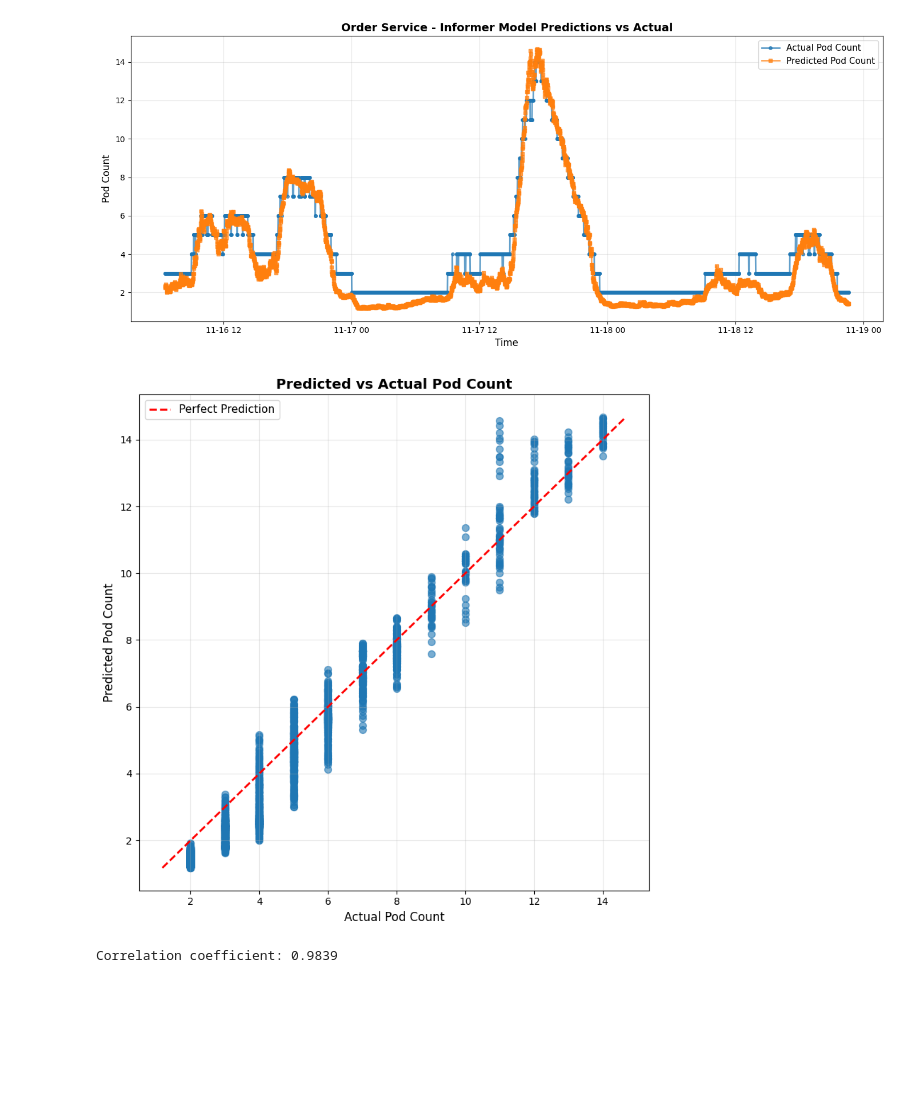
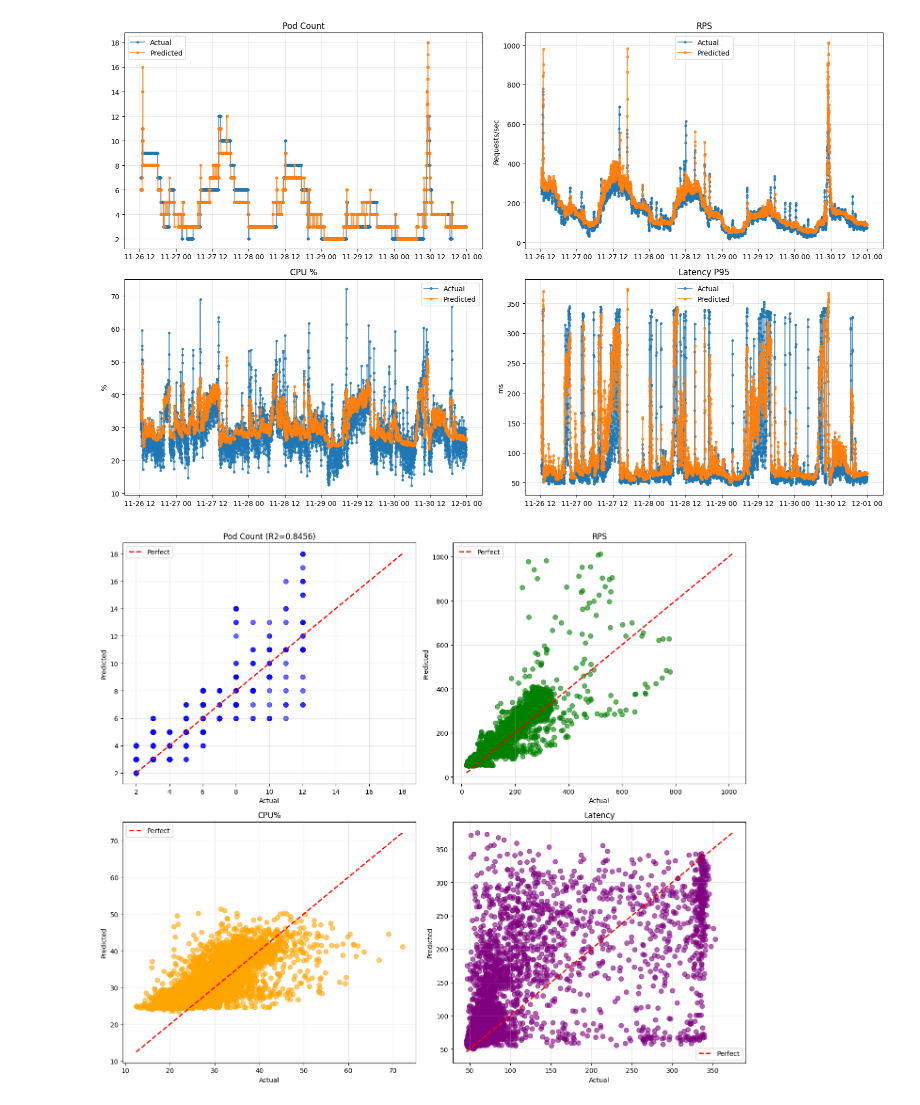
Before and after one commit to Praveen1214/time-series-forcasting-model-k8s, a Jupyter notebook: notebooks/Informer-model-direct-podcount-prediction/Informer_K8s_Pod_Prediction.ipynb, the cells around one changed output. Drawn from its saved outputs; the diff is of its cells as text; code cells hidden in the pictures; blank space fills up the shorter version.

Commit message:
update model

```diff
--- a/notebooks/Informer-model-direct-podcount-prediction/Informer_K8s_Pod_Prediction.ipynb
+++ b/notebooks/Informer-model-direct-podcount-prediction/Informer_K8s_Pod_Prediction.ipynb
@@ -1557 +761,20 @@ Average prediction time per sample: 0.58 ms
+# %%
+def calibrate_hpa(pred_metrics, current_pods_list, actual_pods, base_cfg):
+    """Grid search for optimal HPA parameters."""
+    search_space = {
+        "target_rps_per_pod": [55.0, 60.0, 65.0, 70.0, 80.0],
+        "target_cpu_util": [50.0, 55.0, 60.0, 65.0],
+        "bias_pods": [0.0, 0.25, 0.5, 0.75, 1.0],
+        "hysteresis_fraction": [0.0, 0.05, 0.08, 0.12],
+    }
+    best = None
+    for alignment_name, current_pods in current_pods_list:
+        for rps, cpu, bias, hyst in product(*search_space.values()):
+            cfg = {**base_cfg, "target_rps_per_pod": rps, "target_cpu_util": cpu,
+                   "bias_pods": bias, "hysteresis_fraction": hyst}
+            preds = compute_pod_counts_batch(pred_metrics, current_pods, cfg)
+            mae = mean_absolute_error(actual_pods, preds)
+            if best is None or mae < best["mae"]:
+                best = {"mae": mae, "alignment": alignment_name, "cfg": cfg, "preds": preds}
+    return best
 # %%
@@ -1592,42 +819,40 @@ Average inference time: 0.58 ms/sample
 # %%
-# Visualize predictions vs actual values
-plt.figure(figsize=(14, 6))
-
-# Get corresponding timestamps for test set (accounting for lookback)
 test_timestamps = test_df['timestamp'].iloc[LOOKBACK:].values
 
-plt.plot(test_timestamps, y_test, label='Actual Pod Count', marker='o', markersize=4, linewidth=2, alpha=0.7)
-plt.plot(test_timestamps, y_pred, label='Predicted Pod Count', marker='s', markersize=4, linewidth=2, alpha=0.7)
+fig, axes = plt.subplots(2, 2, figsize=(16, 10))
 
-plt.title(f'{SERVICE_NAME} Service - Informer Model Predictions vs Actual', fontsize=14, fontweight='bold')
-plt.xlabel('Time', fontsize=12)
-plt.ylabel('Pod Count', fontsize=12)
-plt.legend(fontsize=11)
-plt.grid(True, alpha=0.3)
+axes[0, 0].plot(test_timestamps, y_test_pods, label='Actual', marker='o', markersize=3, alpha=0.7)
+axes[0, 0].plot(test_timestamps, y_pred_pods, label='Predicted', marker='s', markersize=3, alpha=0.7)
+axes[0, 0].set_title('Pod Count'), axes[0, 0].legend(), axes[0, 0].grid(True, alpha=0.3)
+
+for idx, (ax, name, ylabel) in enumerate([(axes[0, 1], 'RPS', 'Requests/sec'),
+                                           (axes[1, 0], 'CPU %', '%'),
+                                           (axes[1, 1], 'Latency P95', 'ms')]):
+    ax.plot(test_timestamps, y_test_metrics[:, idx], label='Actual', marker='o', markersize=3, alpha=0.7)
+    ax.plot(test_timestamps, y_pred_metrics[:, idx], label='Predicted', marker='s', markersize=3, alpha=0.7)
+    ax.set_title(name), ax.set_ylabel(ylabel), ax.legend(), ax.grid(True, alpha=0.3)
+
 plt.tight_layout()
 plt.show()
 # %% [output]
-[figure, old version]
+[figure, new version]
 # %%
-# Scatter plot: Predicted vs Actual
-plt.figure(figsize=(8, 8))
-plt.scatter(y_test, y_pred, alpha=0.6, s=50)
+fig, axes = plt.subplots(2, 2, figsize=(14, 12))
 
-# Perfect prediction line
-min_val = min(y_test.min(), y_pred.min())
-max_val = max(y_test.max(), y_pred.max())
-plt.plot([min_val, max_val], [min_val, max_val], 'r--', linewidth=2, label='Perfect Prediction')
+for idx, (ax, y_true, y_pred, title, color) in enumerate([
+    (axes[0, 0], y_test_pods, y_pred_pods, f'Pod Count (R2={r2:.4f})', 'blue'),
+    (axes[0, 1], y_test_metrics[:, 0], y_pred_metrics[:, 0], 'RPS', 'green'),
+    (axes[1, 0], y_test_metrics[:, 1], y_pred_metrics[:, 1], 'CPU%', 'orange'),
+    (axes[1, 1], y_test_metrics[:, 2], y_pred_metrics[:, 2], 'Latency', 'purple')
+]):
+    ax.scatter(y_true, y_pred, alpha=0.6, s=50, color=color)
+    lims = [min(y_true.min(), y_pred.min()), max(y_true.max(), y_pred.max())]
+    ax.plot(lims, lims, 'r--', linewidth=2, label='Perfect')
+    ax.set_xlabel('Actual'), ax.set_ylabel('Predicted'), ax.set_title(title)
+    ax.legend(), ax.grid(True, alpha=0.3)
 
-plt.xlabel('Actual Pod Count', fontsize=12)
-plt.ylabel('Predicted Pod Count', fontsize=12)
-plt.title('Predicted vs Actual Pod Count', fontsize=14, fontweight='bold')
-plt.legend(fontsize=11)
-plt.grid(True, alpha=0.3)
 plt.tight_layout()
 plt.show()
-
-print(f"Correlation coefficient: {np.corrcoef(y_test.flatten(), y_pred.flatten())[0, 1]:.4f}")
 # %% [output]
-[figure, old version]
+[figure, new version]
-Correlation coefficient: 0.9839
 # %%
```
Also changed, not shown: parts of 64 cells of this notebook, 4 other files.
